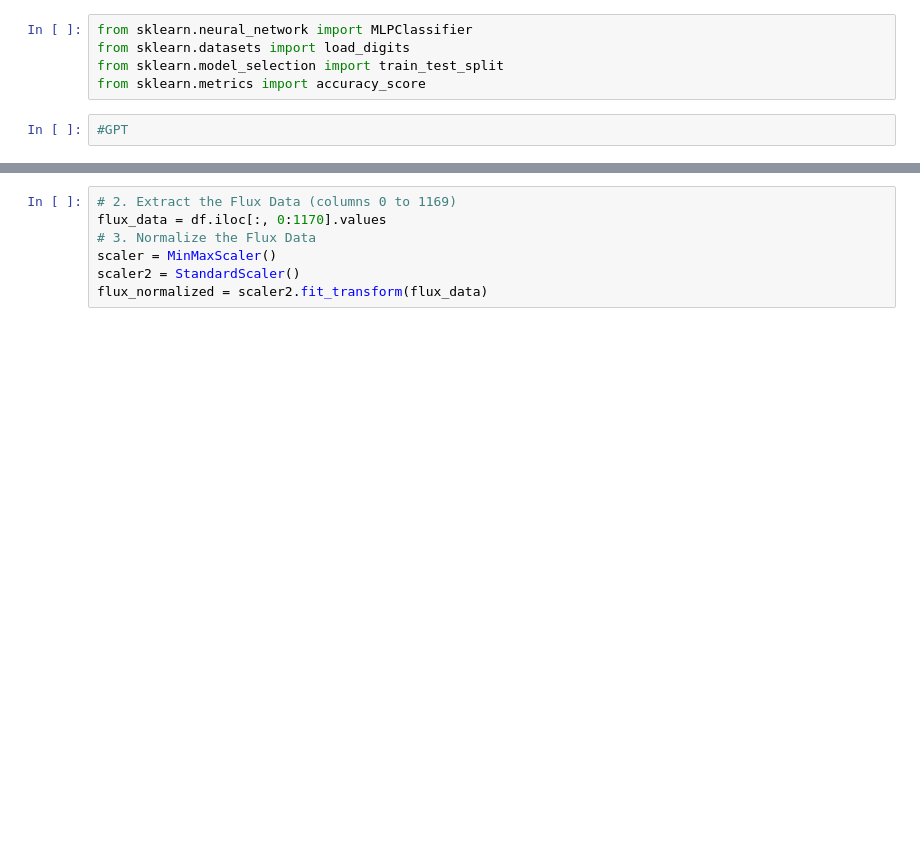
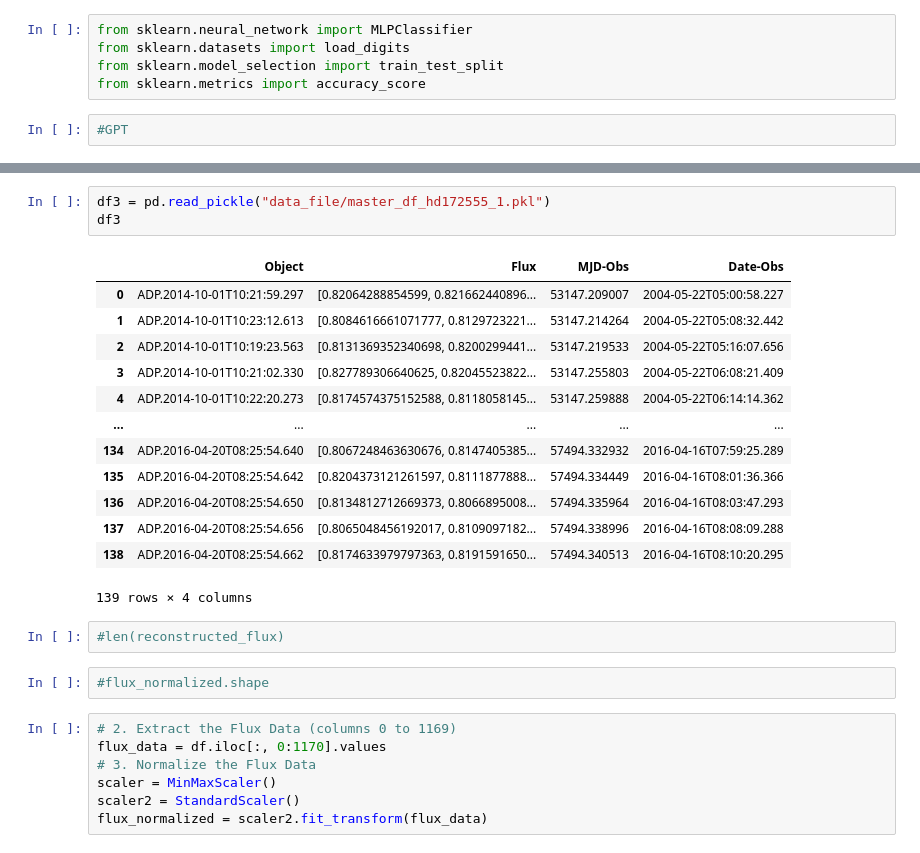
Before and after one commit to Ajb2307/exo-comets, a Jupyter notebook: ProjectExoComet/Autoencoder_project.ipynb, the cells around one changed output, grey strips where cells are left out. Drawn from its saved outputs; the diff is of its cells as text; blank space fills up the shorter version.

```diff
--- a/ProjectExoComet/Autoencoder_project.ipynb
+++ b/ProjectExoComet/Autoencoder_project.ipynb
@@ -26,3 +45,24 @@ To enable the following instructions: AVX2 AVX512F AVX512_VNNI FMA, in other ope
+# %%
+df3 = pd.read_pickle("data_file/master_df_hd172555_1.pkl")
+df3
+# %% [output]
+|  | Object | Flux | MJD-Obs | Date-Obs |
+| 0 | ADP.2014-10-01T10:21:59.297 | [0.82064288854599, 0.821662440896... | 53147.209007 | 2004-05-22T05:00:58.227 |
+| 1 | ADP.2014-10-01T10:23:12.613 | [0.8084616661071777, 0.8129723221... | 53147.214264 | 2004-05-22T05:08:32.442 |
+| 2 | ADP.2014-10-01T10:19:23.563 | [0.8131369352340698, 0.8200299441... | 53147.219533 | 2004-05-22T05:16:07.656 |
+| 3 | ADP.2014-10-01T10:21:02.330 | [0.827789306640625, 0.82045523822... | 53147.255803 | 2004-05-22T06:08:21.409 |
+| 4 | ADP.2014-10-01T10:22:20.273 | [0.8174574375152588, 0.8118058145... | 53147.259888 | 2004-05-22T06:14:14.362 |
+| ... | ... | ... | ... | ... |
+| 134 | ADP.2016-04-20T08:25:54.640 | [0.8067248463630676, 0.8147405385... | 57494.332932 | 2016-04-16T07:59:25.289 |
+| 135 | ADP.2016-04-20T08:25:54.642 | [0.8204373121261597, 0.8111877888... | 57494.334449 | 2016-04-16T08:01:36.366 |
+| 136 | ADP.2016-04-20T08:25:54.650 | [0.8134812712669373, 0.8066895008... | 57494.335964 | 2016-04-16T08:03:47.293 |
+| 137 | ADP.2016-04-20T08:25:54.656 | [0.8065048456192017, 0.8109097182... | 57494.338996 | 2016-04-16T08:08:09.288 |
+| 138 | ADP.2016-04-20T08:25:54.662 | [0.8174633979797363, 0.8191591650... | 57494.340513 | 2016-04-16T08:10:20.295 |
+139 rows × 4 columns
+# %%
+#len(reconstructed_flux)
+# %%
+#flux_normalized.shape
 # %%
 # 2. Extract the Flux Data (columns 0 to 1169)
 flux_data = df.iloc[:, 0:1170].values
```
Also changed, not shown: parts of 18 cells of this notebook.
